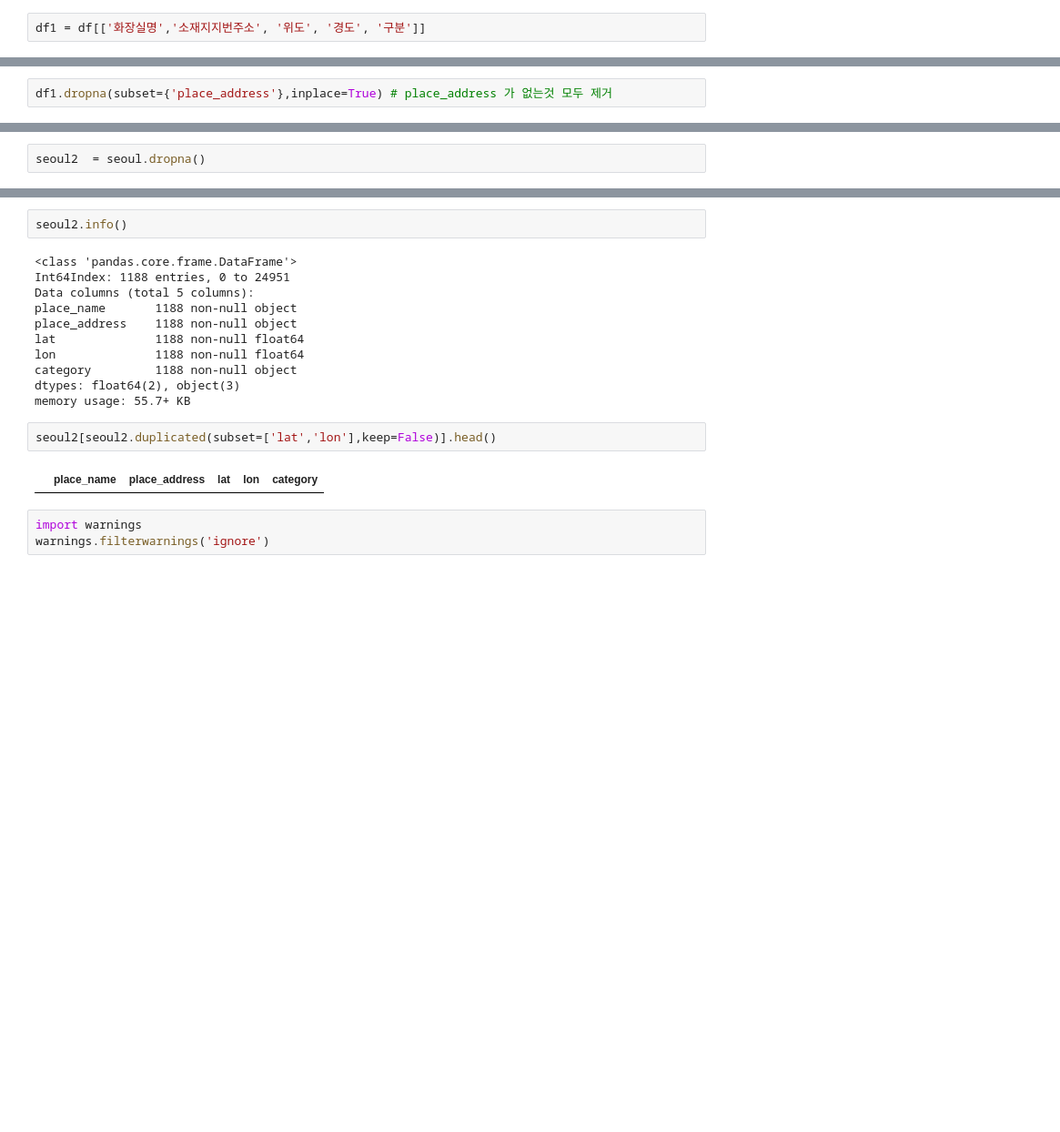
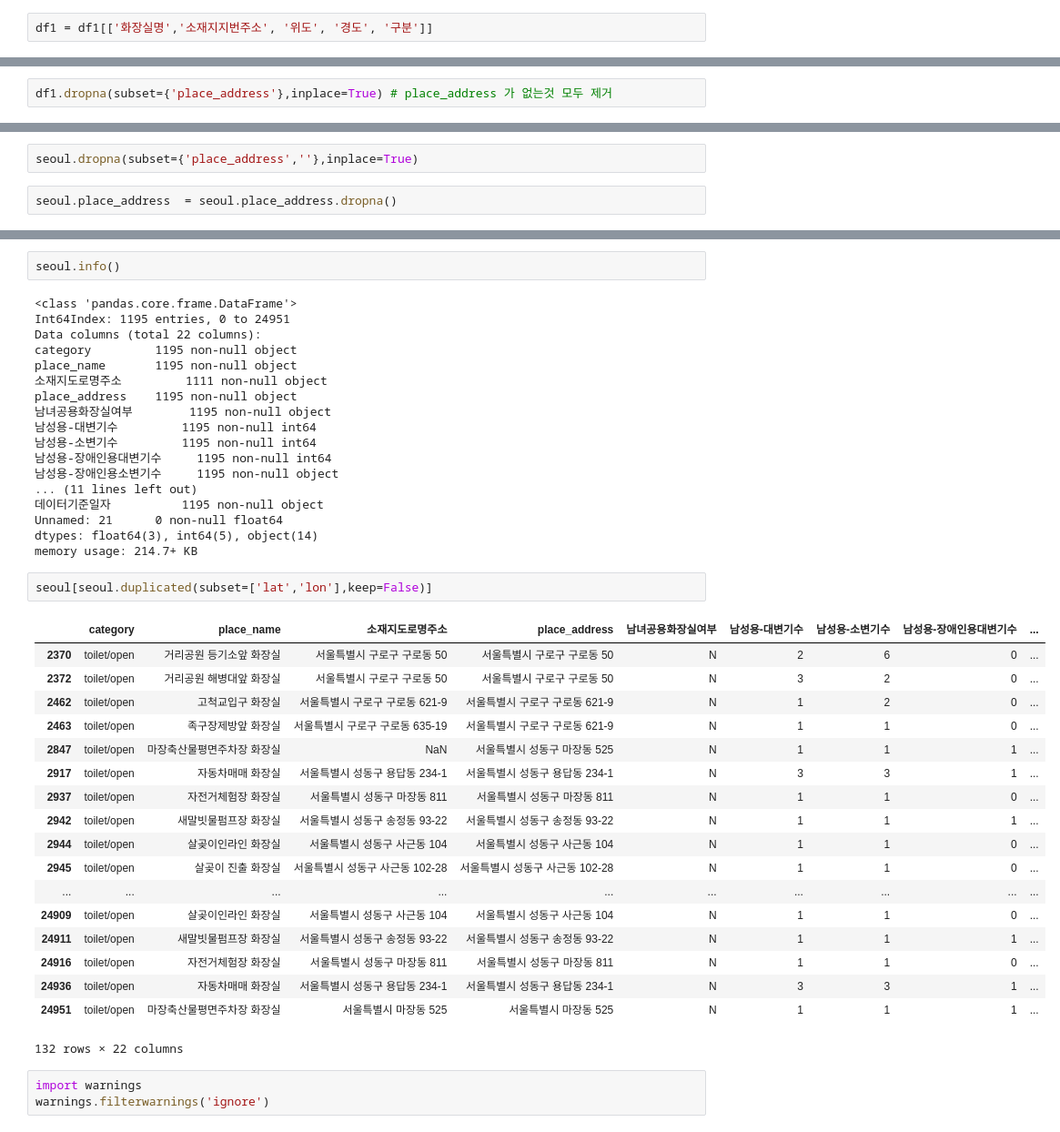
Before and after one commit to BigDataCampus/fresh, a Jupyter notebook: toilet_jmk.ipynb, the cells around one changed output, grey strips where cells are left out. Shown: that part at 91% size. Cells and saved outputs as stored; diff of their text form; blank space fills up the shorter version.

Commit message:
toilets cleansing v.03

```diff
--- a/toilet_jmk.ipynb
+++ b/toilet_jmk.ipynb
@@ -6,5 +16,5 @@ df1 = pd.read_csv('toilets.csv', encoding='euc-kr')
 # %%
-df1 = df[['화장실명','소재지지번주소', '위도', '경도', '구분']]
+df1 = df1[['화장실명','소재지지번주소', '위도', '경도', '구분']]
 # %%
 df1.head()
 # %% [output]
@@ -213,2 +286,4 @@ See the caveats in the documentation: http://pandas.pydata.org/pandas-docs/stabl
+# %%
+seoul.dropna(subset={'place_address',''},inplace=True)
 # %%
-seoul2  = seoul.dropna()
+seoul.place_address  = seoul.place_address.dropna()
@@ -236,21 +344,45 @@ category         0
 dtype: int64
 # %%
-seoul2.info()
+seoul.info()
 # %% [output]
 <class 'pandas.core.frame.DataFrame'>
-Int64Index: 1188 entries, 0 to 24951
-Data columns (total 5 columns):
-place_name       1188 non-null object
-place_address    1188 non-null object
-lat              1188 non-null float64
-lon              1188 non-null float64
-category         1188 non-null object
-dtypes: float64(2), object(3)
-memory usage: 55.7+ KB
+Int64Index: 1195 entries, 0 to 24951
+Data columns (total 22 columns):
+category         1195 non-null object
+place_name       1195 non-null object
+소재지도로명주소         1111 non-null object
+place_address    1195 non-null object
+남녀공용화장실여부        1195 non-null object
+남성용-대변기수         1195 non-null int64
+남성용-소변기수         1195 non-null int64
+남성용-장애인용대변기수     1195 non-null int64
+남성용-장애인용소변기수     1195 non-null object
+... (11 lines left out)
+데이터기준일자          1195 non-null object
+Unnamed: 21      0 non-null float64
+dtypes: float64(3), int64(5), object(14)
+memory usage: 214.7+ KB
 # %%
-seoul2[seoul2.duplicated(subset=['lat','lon'],keep=False)].head()
+seoul[seoul.duplicated(subset=['lat','lon'],keep=False)]
 # %% [output]
-|  | place_name | place_address | lat | lon | category |
+|  | category | place_name | 소재지도로명주소 | place_address | 남녀공용화장실여부 | 남성용-대변기수 | 남성용-소변기수 | 남성용-장애인용대변기수 | ... |
+| 2370 | toilet/open | 거리공원 등기소앞 화장실 | 서울특별시 구로구 구로동 50 | 서울특별시 구로구 구로동 50 | N | 2 | 6 | 0 | ... |
+| 2372 | toilet/open | 거리공원 해병대앞 화장실 | 서울특별시 구로구 구로동 50 | 서울특별시 구로구 구로동 50 | N | 3 | 2 | 0 | ... |
+| 2462 | toilet/open | 고척교입구 화장실 | 서울특별시 구로구 구로동 621-9 | 서울특별시 구로구 구로동 621-9 | N | 1 | 2 | 0 | ... |
+| 2463 | toilet/open | 족구장제방앞 화장실 | 서울특별시 구로구 구로동 635-19 | 서울특별시 구로구 구로동 621-9 | N | 1 | 1 | 0 | ... |
+| 2847 | toilet/open | 마장축산물평면주차장 화장실 | NaN | 서울특별시 성동구 마장동 525 | N | 1 | 1 | 1 | ... |
+| 2917 | toilet/open | 자동차매매 화장실 | 서울특별시 성동구 용답동 234-1 | 서울특별시 성동구 용답동 234-1 | N | 3 | 3 | 1 | ... |
+| 2937 | toilet/open | 자전거체험장 화장실 | 서울특별시 성동구 마장동 811 | 서울특별시 성동구 마장동 811 | N | 1 | 1 | 0 | ... |
+| 2942 | toilet/open | 새말빗물펌프장 화장실 | 서울특별시 성동구 송정동 93-22 | 서울특별시 성동구 송정동 93-22 | N | 1 | 1 | 1 | ... |
+| 2944 | toilet/open | 살곶이인라인 화장실 | 서울특별시 성동구 사근동 104 | 서울특별시 성동구 사근동 104 | N | 1 | 1 | 0 | ... |
+| 2945 | toilet/open | 살곶이 진출 화장실 | 서울특별시 성동구 사근동 102-28 | 서울특별시 성동구 사근동 102-28 | N | 1 | 1 | 0 | ... |
+| ... | ... | ... | ... | ... | ... | ... | ... | ... | ... |
+| 24909 | toilet/open | 살곶이인라인 화장실 | 서울특별시 성동구 사근동 104 | 서울특별시 성동구 사근동 104 | N | 1 | 1 | 0 | ... |
+| 24911 | toilet/open | 새말빗물펌프장 화장실 | 서울특별시 성동구 송정동 93-22 | 서울특별시 성동구 송정동 93-22 | N | 1 | 1 | 1 | ... |
+| 24916 | toilet/open | 자전거체험장 화장실 | 서울특별시 성동구 마장동 811 | 서울특별시 성동구 마장동 811 | N | 1 | 1 | 0 | ... |
+| 24936 | toilet/open | 자동차매매 화장실 | 서울특별시 성동구 용답동 234-1 | 서울특별시 성동구 용답동 234-1 | N | 3 | 3 | 1 | ... |
+| 24951 | toilet/open | 마장축산물평면주차장 화장실 | 서울특별시 마장동 525 | 서울특별시 마장동 525 | N | 1 | 1 | 1 | ... |
+132 rows × 22 columns
 # %%
 import warnings
 warnings.filterwarnings('ignore')
```
Also changed, not shown: parts of 33 cells of this notebook, 2 other files.
